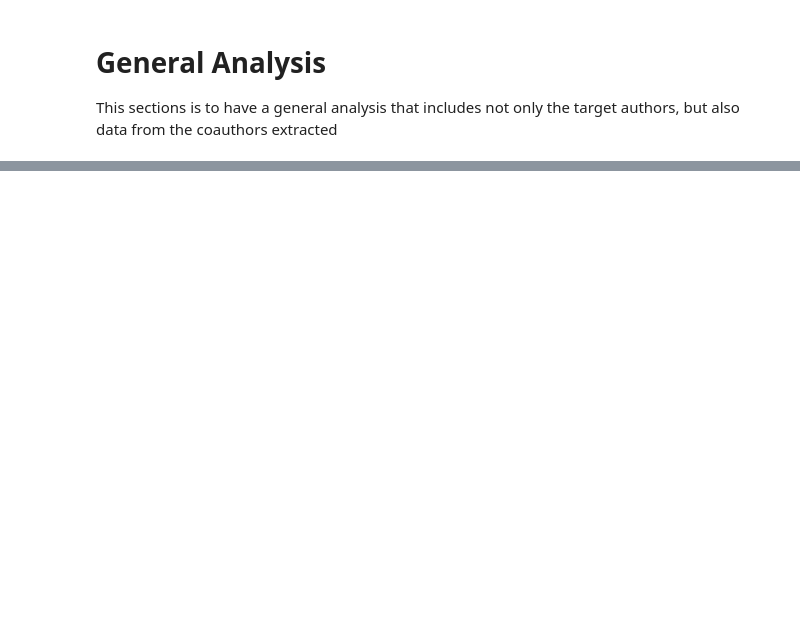
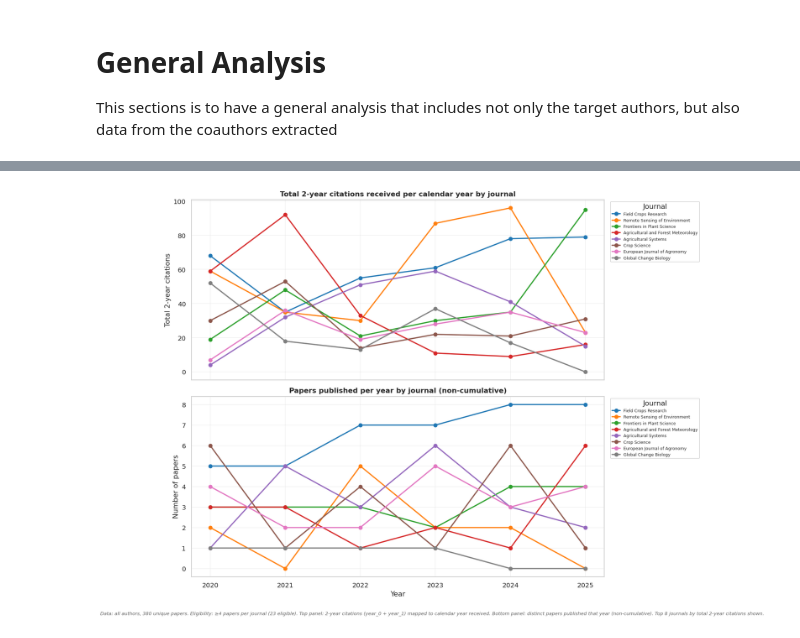
Before and after one commit to Ciampitti-Lab/PublicationAnalysis, a Jupyter notebook: books/All_Authors_analysis.ipynb, the cells around one changed output, grey strips where cells are left out. Drawn from its saved outputs; the diff is of its cells as text; code cells hidden in the pictures; blank space fills up the shorter version.

```diff
--- a/books/All_Authors_analysis.ipynb
+++ b/books/All_Authors_analysis.ipynb
@@ -107,0 +317,98 @@ plt.show()
+# %%
+# ══════════════════════════════════════════════════════════════════════════════
+# CELL 4 (all authors) — Journal trends: citations received & papers published
+# Two-panel plot for direct comparison
+# ══════════════════════════════════════════════════════════════════════════════
+import pandas as pd, numpy as np, matplotlib.pyplot as plt, seaborn as sns
+
+PLOT_START = 2020; PLOT_END = 2025; TOP_N = 8
+JOURNAL_COL = "journal_display_name"
+
+df = filtered_all_df_corr.copy()
+df["publication_year"] = pd.to_numeric(df["publication_year"], errors="coerce").astype("Int64")
+cit_cols = [c for c in df.columns if c.startswith("citations_year_")]
+df[cit_cols] = df[cit_cols].apply(pd.to_numeric, errors="coerce")
+
+# --- Citation long format (2-year window only) --------------------------------
+long = (
+    df[["article_id", "publication_year", JOURNAL_COL] + cit_cols]
+    .dropna(subset=[JOURNAL_COL, "publication_year"])
+    .melt(id_vars=["article_id", "publication_year", JOURNAL_COL],
+          value_vars=cit_cols, var_name="cit_col", value_name="citations")
+)
+long["offset"]        = long["cit_col"].str.extract(r"(\d+)$").astype(int)
+long["calendar_year"] = long["publication_year"].astype(int) + long["offset"]
+long["citations"]     = long["citations"].fillna(0)
+long = long[long["offset"].isin([0, 1])]
+long = long[(long["calendar_year"] >= PLOT_START) & (long["calendar_year"] <= PLOT_END)]
+
+# --- Papers published per year -----------------------------------------------
+pub = (
+    df.dropna(subset=[JOURNAL_COL, "publication_year"])
+    .drop_duplicates(subset="article_id")
+)
+pub = pub[(pub["publication_year"] >= PLOT_START) & (pub["publication_year"] <= PLOT_END)]
+
+# Eligibility on overall unique papers
+jnl_counts = df.dropna(subset=[JOURNAL_COL]).groupby(JOURNAL_COL)["article_id"].nunique()
+min_papers  = int(np.floor(jnl_counts.mean())) + 1
+eligible    = jnl_counts[jnl_counts >= min_papers].index
+
+long = long[long[JOURNAL_COL].isin(eligible)]
+pub  = pub[pub[JOURNAL_COL].isin(eligible)]
+
+cit_agg = long.groupby([JOURNAL_COL, "calendar_year"])["citations"].sum().reset_index()
+pub_agg = pub.groupby([JOURNAL_COL, "publication_year"])["article_id"].nunique().reset_index(name="n_papers")
+
+top_journals = (
+    cit_agg.groupby(JOURNAL_COL)["citations"].sum()
+    .nlargest(TOP_N).index.tolist()
+)
+
+cit_pivot = (
+    cit_agg[cit_agg[JOURNAL_COL].isin(top_journals)]
+    .pivot(index="calendar_year", columns=JOURNAL_COL, values="citations")
+    .reindex(columns=top_journals).reindex(range(PLOT_START, PLOT_END + 1)).fillna(0)
+)
+pub_pivot = (
+    pub_agg[pub_agg[JOURNAL_COL].isin(top_journals)]
+    .pivot(index="publication_year", columns=JOURNAL_COL, values="n_papers")
+    .reindex(columns=top_journals).reindex(range(PLOT_START, PLOT_END + 1)).fillna(0)
+)
+
+palette     = sns.color_palette("tab10", n_colors=TOP_N)
+jnl_color   = dict(zip(top_journals, palette))
+
+fig, axes = plt.subplots(2, 1, figsize=(13, 10), sharex=True)
+
+for journal in top_journals:
+    c = jnl_color[journal]
+    axes[0].plot(cit_pivot.index, cit_pivot[journal], marker="o", linewidth=2, color=c, label=journal)
+    axes[1].plot(pub_pivot.index, pub_pivot[journal], marker="o", linewidth=2, color=c, label=journal)
+
+axes[0].set_title("Total 2-year citations received per calendar year by journal", fontsize=12, fontweight="bold")
+axes[0].set_ylabel("Total 2-year citations")
+axes[0].grid(alpha=0.25)
+axes[0].legend(title="Journal", bbox_to_anchor=(1.01, 1), loc="upper left", fontsize=7)
+
+axes[1].set_title("Papers published per year by journal (non-cumulative)", fontsize=12, fontweight="bold")
+axes[1].set_ylabel("Number of papers")
+axes[1].set_xlabel("Year")
+axes[1].set_xticks(range(PLOT_START, PLOT_END + 1))
+axes[1].yaxis.set_major_locator(plt.MaxNLocator(integer=True))
+axes[1].grid(alpha=0.25)
+axes[1].legend(title="Journal", bbox_to_anchor=(1.01, 1), loc="upper left", fontsize=7)
+
+note = (
+    f"Data: all authors, {df['article_id'].nunique()} unique papers. "
+    f"Eligibility: ≥{min_papers} papers per journal ({len(eligible)} eligible). "
+    "Top panel: 2-year citations (year_0 + year_1) mapped to calendar year received. "
+    "Bottom panel: distinct papers published that year (non-cumulative). "
+    f"Top {TOP_N} journals by total 2-year citations shown."
+)
+fig.text(0.5, -0.02, note, ha="center", fontsize=8, color="dimgray", style="italic")
+plt.tight_layout()
+plt.subplots_adjust(bottom=0.07)
+plt.show()
+# %% [output]
+[figure, added]
```
Also changed, not shown: parts of 10 cells of this notebook, 2 other files.
